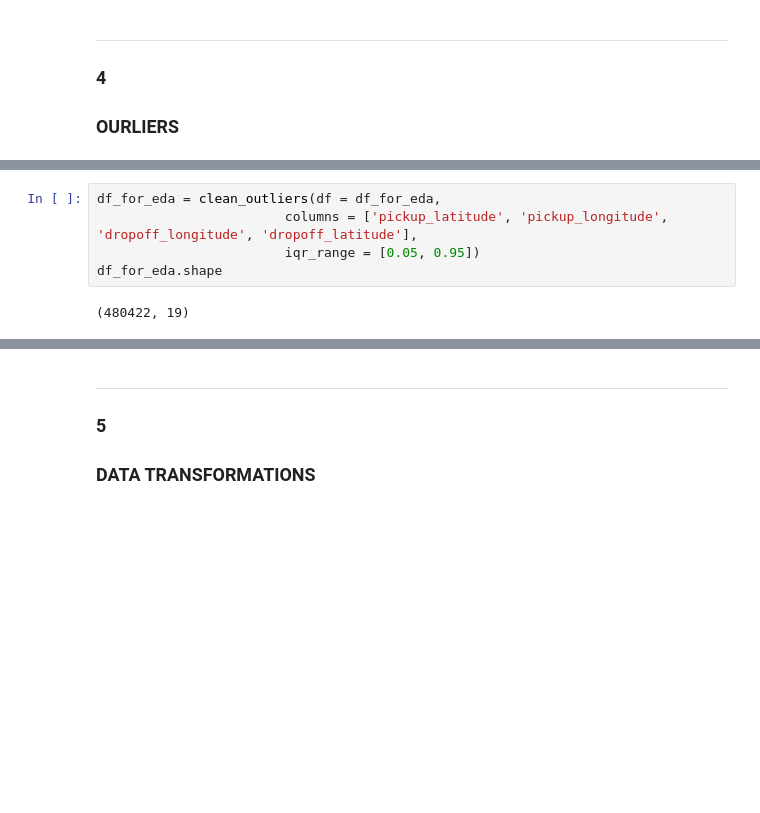
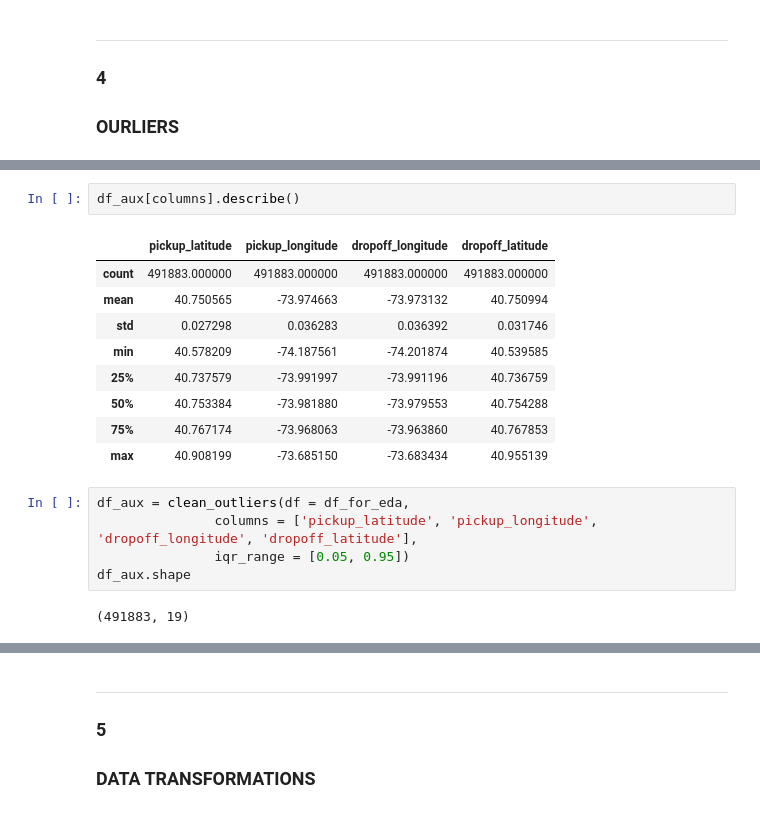
Before and after one commit to LAMDAMielgo/nyc_taxis, a Jupyter notebook: notebooks/EDA 01.ipynb, the cells around one changed output, grey strips where cells are left out. Saved outputs shown, nothing was run; the diff lists cells and outputs as text; blank space fills up the shorter version.

```diff
--- a/notebooks/EDA 01.ipynb
+++ b/notebooks/EDA 01.ipynb
@@ -482,7 +536,19 @@ _______________
+# %%
+df_aux[columns].describe()
+# %% [output]
+|  | pickup_latitude | pickup_longitude | dropoff_longitude | dropoff_latitude |
+| count | 491883.000000 | 491883.000000 | 491883.000000 | 491883.000000 |
+| mean | 40.750565 | -73.974663 | -73.973132 | 40.750994 |
+| std | 0.027298 | 0.036283 | 0.036392 | 0.031746 |
+| min | 40.578209 | -74.187561 | -74.201874 | 40.539585 |
+| 25% | 40.737579 | -73.991997 | -73.991196 | 40.736759 |
+| 50% | 40.753384 | -73.981880 | -73.979553 | 40.754288 |
+| 75% | 40.767174 | -73.968063 | -73.963860 | 40.767853 |
+| max | 40.908199 | -73.685150 | -73.683434 | 40.955139 |
 # %%
-df_for_eda = clean_outliers(df = df_for_eda,
-                        columns = ['pickup_latitude', 'pickup_longitude', 'dropoff_longitude', 'dropoff_latitude'],
-                        iqr_range = [0.05, 0.95])
-df_for_eda.shape
+df_aux = clean_outliers(df = df_for_eda,
+               columns = ['pickup_latitude', 'pickup_longitude', 'dropoff_longitude', 'dropoff_latitude'],
+               iqr_range = [0.05, 0.95])
+df_aux.shape
 # %% [output]
-(480422, 19)
+(491883, 19)
```
Also changed, not shown: parts of 9 cells of this notebook, 7 other files.
